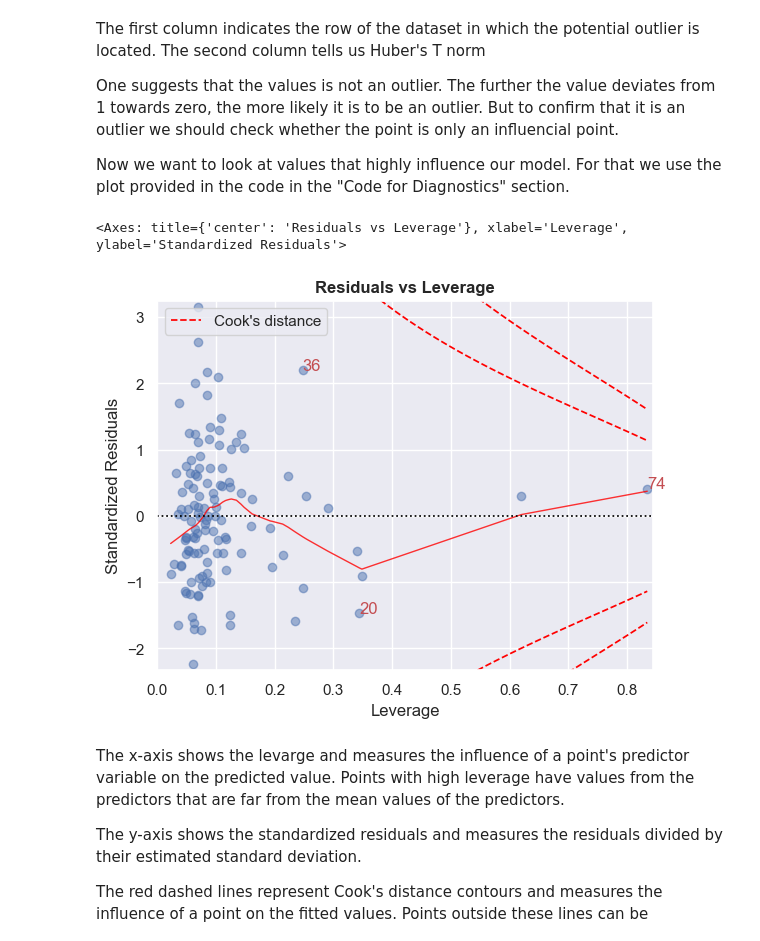
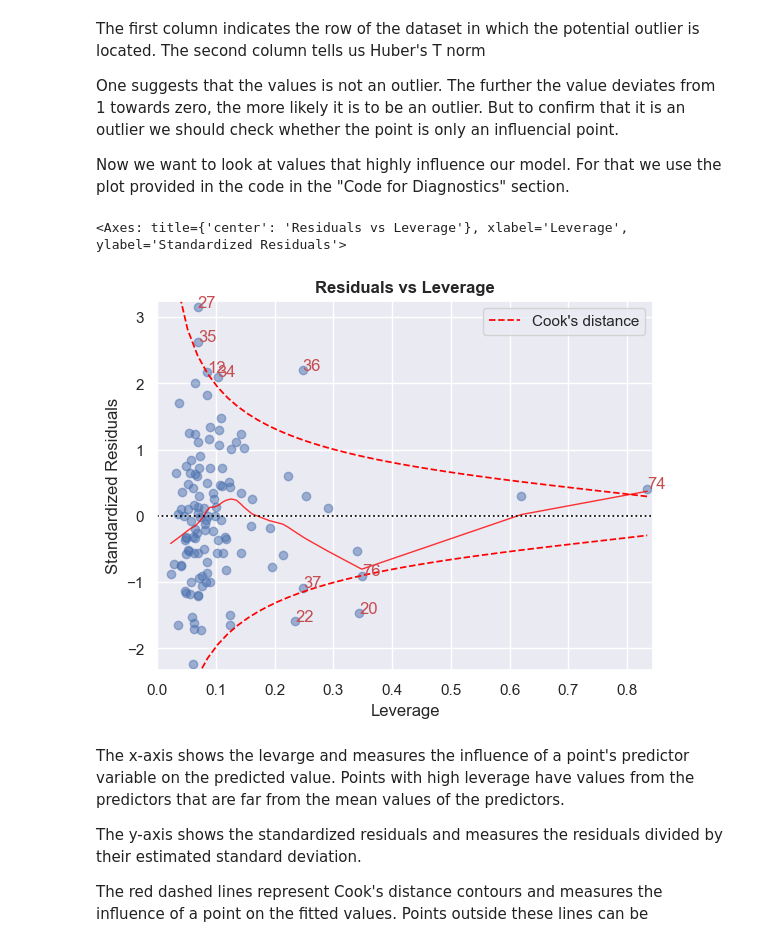
Before and after one commit to Statsomat/OLSAI, a Jupyter notebook: ColabNotebooks/CacaoPL.ipynb, the cells around one changed output. Saved outputs shown, nothing was run; the diff lists cells and outputs as text; code cells hidden in the pictures.

```diff
--- a/ColabNotebooks/CacaoPL.ipynb
+++ b/ColabNotebooks/CacaoPL.ipynb
@@ -320,8 +320,8 @@ class LinearRegDiagnostic():
             ax=ax)
 
         # annotations
-        leverage_top_3 = np.flip(np.argsort(self.cooks_distance), 0)[:3]
-        for i in leverage_top_3:
+        leverage_top_10 = np.flip(np.argsort(self.cooks_distance), 0)[:10] # change to top 10
+        for i in leverage_top_10:
             ax.annotate(
                 i,
                 xy=(self.leverage[i], self.residual_norm[i]),
@@ -454,11 +454,11 @@ One suggests that the values is not an outlier. The further the value deviates f
 Now we want to look at values that highly influence our model. For that we use the plot provided in the code in the "Code for Diagnostics" section.
 # %%
 sns.set_theme("notebook")
-cls.leverage_plot()
+cls.leverage_plot(cooks_threshold='convention')
 #plt.savefig('C:/Users/phleu/Desktop/Bachelorarbeit_PL/LocalRepository_PL/OLSAI/ColabNotebooks/leverage_plot.png')
 # %% [output]
 <Axes: title={'center': 'Residuals vs Leverage'}, xlabel='Leverage', ylabel='Standardized Residuals'>
-[figure, old version]
+[figure, new version]
 # %% [markdown]
 The x-axis shows the levarge and measures the influence of a point's predictor variable on the predicted value. Points with high leverage have values from the predictors that are far from the mean values of the predictors.
 
```
Also changed, not shown: parts of 9 cells of this notebook.
